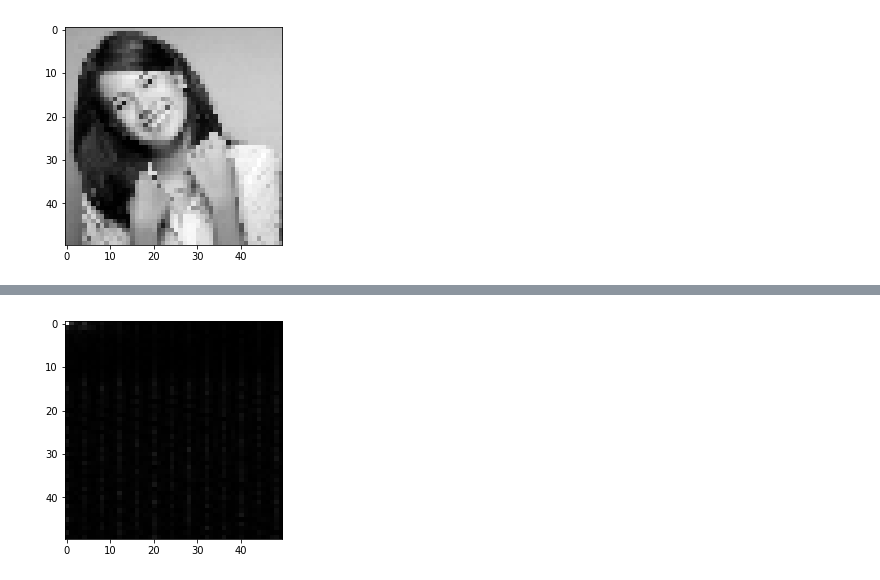
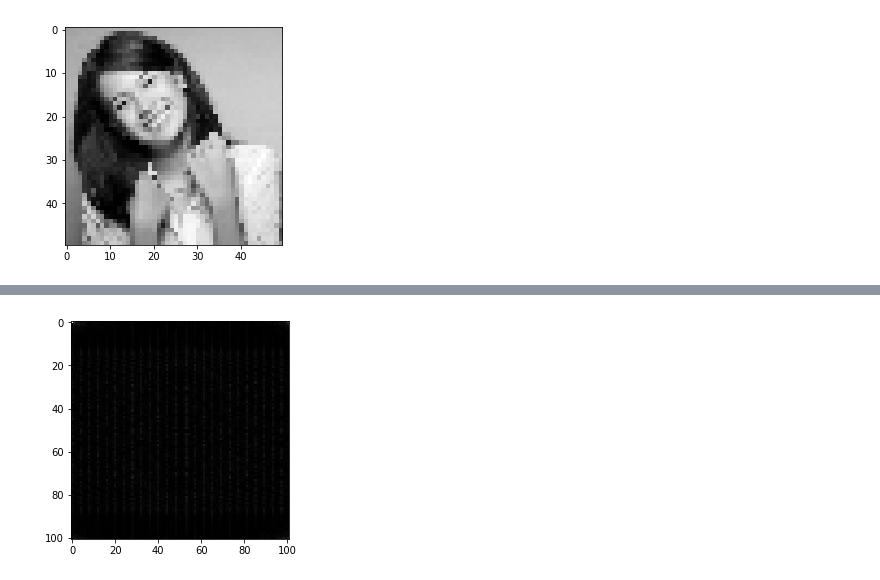
Before and after one commit to hanifanm/jupyter-pht-riw, a Jupyter notebook: PHT-Straight.ipynb, the cells around one changed output, grey strips where cells are left out. Drawn from its saved outputs; the diff is of its cells as text; code cells hidden in the pictures.

```diff
--- a/PHT-Straight.ipynb
+++ b/PHT-Straight.ipynb
@@ -22,28 +22,32 @@ imshow(img)
 # %% [markdown]
 ![](assets/formula.jpeg)
 # %%
-matN = np.ones((P,P), dtype='float32')
-matM = np.ones((P,P), dtype='float32')
-for i in range(P):
+matN = np.ones((2 * P + 1, 2 * P + 1), dtype='float32')
+matM = np.ones((2 * P + 1, 2 * P + 1), dtype='float32')
+for i in range(-P, P+1):
     matN[i,:] = i
     matM[:,i] = i
-matN = matN.reshape((P*P,1))
-matN = np.repeat(matN, N*N, axis=1)
-matM = matM.reshape((P*P,1))
-matM = np.repeat(matM, N*N, axis=1)
+matN = matN.reshape(((2 * P + 1) * (2 * P + 1), 1))
+matN = np.repeat(matN, N * N, axis=1)
+matM = matM.reshape(((2 * P + 1) * (2 * P + 1), 1))
+matM = np.repeat(matM, N * N, axis=1)
 
 matI = np.ones((N,N), dtype='float32')
 matK = np.ones((N,N), dtype='float32')
 for i in range(N):
     matI[i,:] = i
     matK[:,i] = i
-matI = matI.reshape((1,N*N))
-matI = np.repeat(matI, P*P, axis=0)
-matK = matK.reshape((1,N*N))
-matK = np.repeat(matK, P*P, axis=0)
+matI = matI.reshape((1, N * N))
+matI = np.repeat(matI, (2 * P + 1) * (2 * P + 1), axis=0)
+matK = matK.reshape((1, N * N))
+matK = np.repeat(matK, (2 * P + 1) * (2 * P + 1), axis=0)
 
 matY = (2 * matI + 1 - N) / N
 matX = (2 * matK + 1 - N) / N
 matR = np.sqrt(matX * matX + matY * matY)
 matT = np.arctan2(matY, matX)
 matW = 4 / (np.pi * N * N) * np.exp(-2 * np.pi * matN * matR * matR * 1j - matM * matT * 1j)
+
+matC = matR <= 1
+matW = matC * matW
+print(matC)
@@ -50,8 +62,8 @@ matW = 4 / (np.pi * N * N) * np.exp(-2 * np.pi * matN * matR * matR * 1j - matM
 # %%
 transformed = np.matmul(matW, imvec)
 transformed_abs = np.abs(transformed)
-transformed_abs_img = np.reshape(transformed_abs, (P, P))
+transformed_abs_img = np.reshape(transformed_abs, (2 * P + 1, 2 * P + 1))
 imshow(transformed_abs_img)
 # %% [output]
-[figure, old version]
+[figure, new version]
 # %%
```
Also changed, not shown: parts of 4 cells of this notebook.
